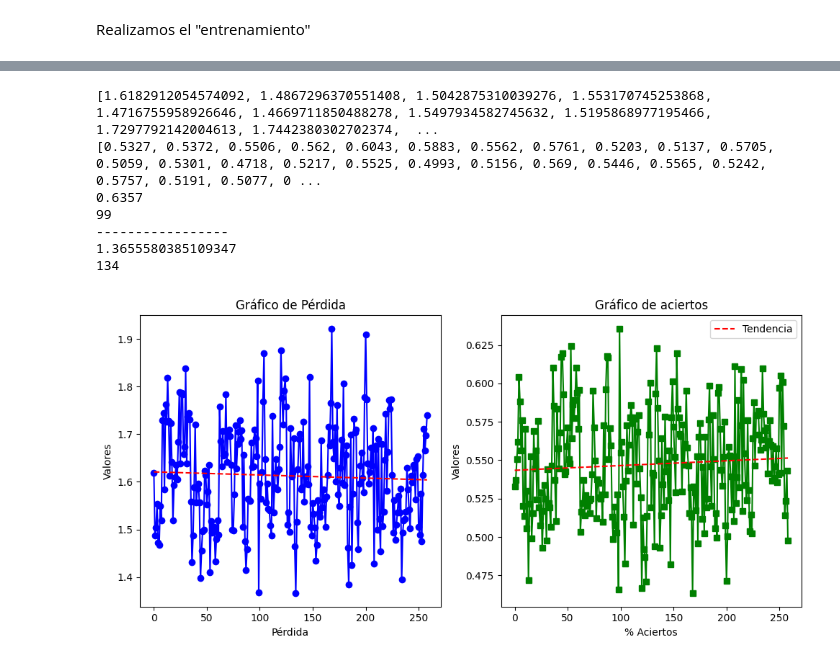
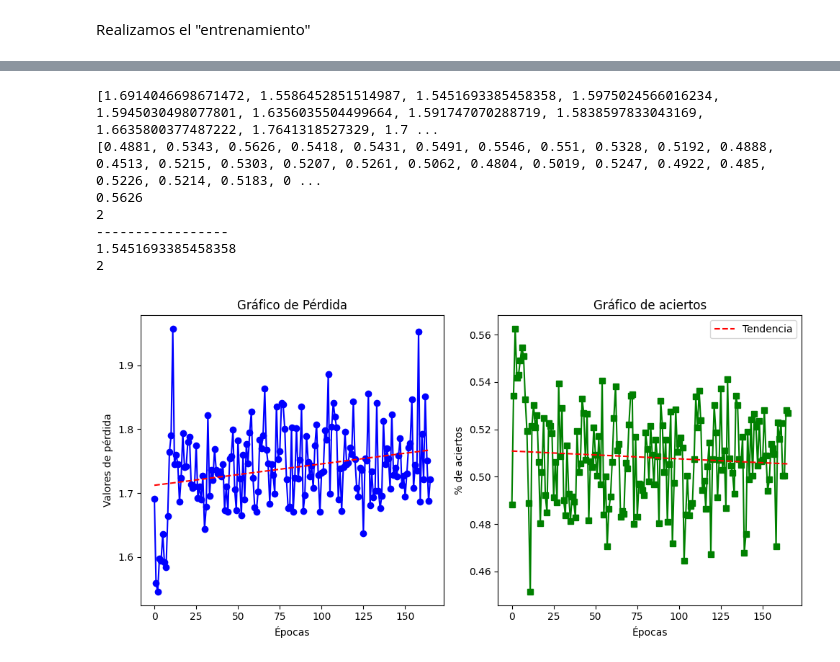
Before and after one commit to cabamarcos/SuperMask, a Jupyter notebook: Second_approach/90%/individuo_binary_trained_CIFAR10_90%.ipynb, the cells around one changed output, grey strips where cells are left out. Drawn from its saved outputs; the diff is of its cells as text; code cells hidden in the pictures.

```diff
--- a/Second_approach/90%/individuo_binary_trained_CIFAR10_90%.ipynb
+++ b/Second_approach/90%/individuo_binary_trained_CIFAR10_90%.ipynb
@@ -91,7 +83,7 @@ while True:
     if n_individuo == 1:
         print(f" --------------------- Individuo {n_individuo} --------------------- ")
 
-        masked_net = apply_mask(net, individuo)
+        masked_net = apply_mask_binary(net, individuo)
 
         masked_net.train()
 
@@ -133,7 +125,7 @@ while True:
     else:
         print(f" --------------------- Individuo {n_individuo} --------------------- ")
 
-        masked_net = apply_mask(net, nuevo_individuo)
+        masked_net = apply_mask_binary(net, nuevo_individuo)
 
         masked_net.train()
 
@@ -209,45 +201,45 @@ print(min(train_loss))
 index = train_loss.index(min(train_loss))
 print(index)
 # %% [output]
-[1.6182912054574092, 1.4867296370551408, 1.5042875310039276, 1.553170745253868, 1.4716755958926646, 1.4669711850488278, 1.5497934582745632, 1.5195868977195466, 1.7297792142004613, 1.7442380302702374,  ...
-[0.5327, 0.5372, 0.5506, 0.562, 0.6043, 0.5883, 0.5562, 0.5761, 0.5203, 0.5137, 0.5705, 0.5059, 0.5301, 0.4718, 0.5217, 0.5525, 0.4993, 0.5156, 0.569, 0.5446, 0.5565, 0.5242, 0.5757, 0.5191, 0.5077, 0 ...
-0.6357
-99
+[1.6914046698671472, 1.5586452851514987, 1.5451693385458358, 1.5975024566016234, 1.5945030498077801, 1.6356035504499664, 1.591747070288719, 1.5838597833043169, 1.6635800377487222, 1.7641318527329, 1.7 ...
+[0.4881, 0.5343, 0.5626, 0.5418, 0.5431, 0.5491, 0.5546, 0.551, 0.5328, 0.5192, 0.4888, 0.4513, 0.5215, 0.5303, 0.5207, 0.5261, 0.5062, 0.4804, 0.5019, 0.5247, 0.4922, 0.485, 0.5226, 0.5214, 0.5183, 0 ...
+0.5626
+2
 -----------------
-1.3655580385109347
-134
+1.5451693385458358
+2
 # %%
 # Creamos la figura y definimos dos subgráficos (1 fila, 2 columnas)
 plt.figure(figsize=(10, 5))
 
 # Primer gráfico en la posición 1 (izquierda)
 plt.subplot(1, 2, 1)  # 1 fila, 2 columnas, primer gráfico
 plt.plot(train_loss, color='blue', marker='o')
 plt.title("Gráfico de Pérdida")
-plt.xlabel("Pérdida")
-plt.ylabel("Valores")
+plt.xlabel("Épocas")
+plt.ylabel("Valores de pérdida")
 
 # Calcular la regresión lineal para train_loss
 epochs = np.arange(len(train_loss))
 m, b = np.polyfit(epochs, train_loss, 1)
 plt.plot(epochs, m*epochs + b, color='red', linestyle='--', label='Tendencia')
 
 
 # Segundo gráfico en la posición 2 (derecha)
 plt.subplot(1, 2, 2)  # 1 fila, 2 columnas, segundo gráfico
 plt.plot(test_accuracies, color='green', marker='s')
 plt.title("Gráfico de aciertos")
-plt.xlabel("% Aciertos")
-plt.ylabel("Valores")
+plt.xlabel("Épocas")
+plt.ylabel("% de aciertos")
 
 # Calcular la regresión lineal para test_accuracies
 epochs_test = np.arange(len(test_accuracies))
 m, b = np.polyfit(epochs_test, test_accuracies, 1)
 plt.plot(epochs_test, m*epochs_test + b, color='red', linestyle='--', label='Tendencia')
 
 # Mostramos los gráficos
 plt.tight_layout()  # Ajustamos para que no se solapen los gráficos
 plt.legend()
 plt.show()
 # %% [output]
-[figure, old version]
+[figure, new version]
```
Also changed, not shown: parts of 3 cells of this notebook, 6 other files.
